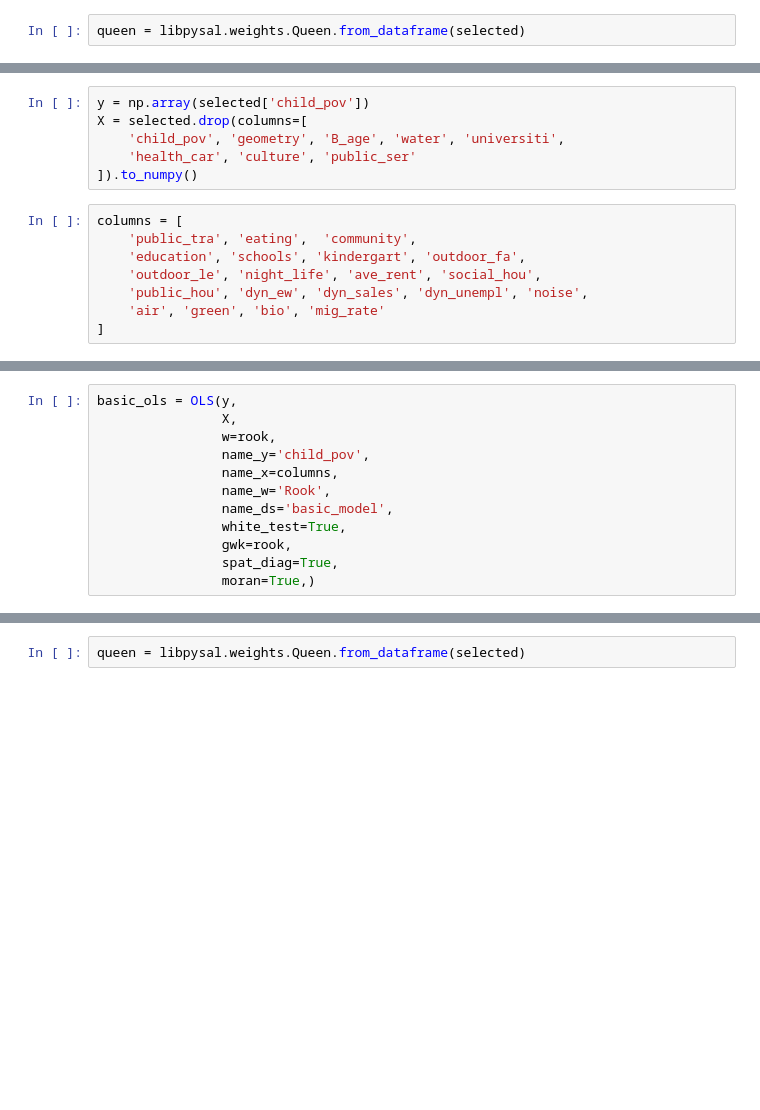
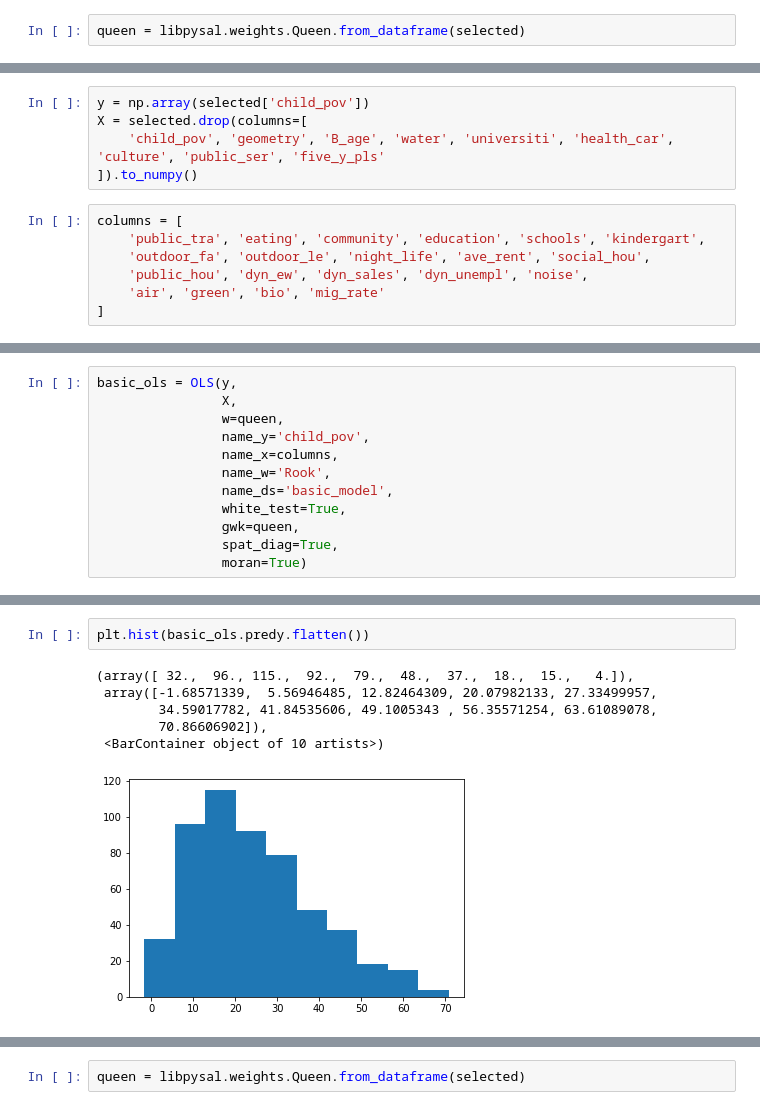
Before and after one commit to Safiaaaaa/YouthInTheCity, a Jupyter notebook: notebooks/maciek-basic-model.ipynb, the cells around one changed output, grey strips where cells are left out. Saved outputs shown, nothing was run; the diff lists cells and outputs as text; blank space fills up the shorter version.

```diff
--- a/notebooks/maciek-basic-model.ipynb
+++ b/notebooks/maciek-basic-model.ipynb
@@ -55,14 +38,12 @@ memory usage: 121.6+ KB
 # %%
 y = np.array(selected['child_pov'])
 X = selected.drop(columns=[
-    'child_pov', 'geometry', 'B_age', 'water', 'universiti',
-    'health_car', 'culture', 'public_ser'
+    'child_pov', 'geometry', 'B_age', 'water', 'universiti', 'health_car', 'culture', 'public_ser', 'five_y_pls'
 ]).to_numpy()
 # %%
 columns = [
-    'public_tra', 'eating',  'community',
-    'education', 'schools', 'kindergart', 'outdoor_fa',
-    'outdoor_le', 'night_life', 'ave_rent', 'social_hou',
+    'public_tra', 'eating', 'community', 'education', 'schools', 'kindergart',
+    'outdoor_fa', 'outdoor_le', 'night_life', 'ave_rent', 'social_hou',
     'public_hou', 'dyn_ew', 'dyn_sales', 'dyn_unempl', 'noise',
     'air', 'green', 'bio', 'mig_rate'
 ]
@@ -77,12 +50,12 @@ X.shape
 # %%
 basic_ols = OLS(y,
                 X,
-                w=rook,
+                w=queen,
                 name_y='child_pov',
                 name_x=columns,
                 name_w='Rook',
                 name_ds='basic_model',
                 white_test=True,
-                gwk=rook,
+                gwk=queen,
                 spat_diag=True,
-                moran=True,)
+                moran=True)
@@ -92,0 +82,9 @@ basic_ols.white
+# %%
+plt.hist(basic_ols.predy.flatten())
+# %% [output]
+(array([ 32.,  96., 115.,  92.,  79.,  48.,  37.,  18.,  15.,   4.]),
+ array([-1.68571339,  5.56946485, 12.82464309, 20.07982133, 27.33499957,
+        34.59017782, 41.84535606, 49.1005343 , 56.35571254, 63.61089078,
+        70.86606902]),
+ <BarContainer object of 10 artists>)
+[figure, added]
```
Also changed, not shown: parts of 32 cells of this notebook, 1 other file.
